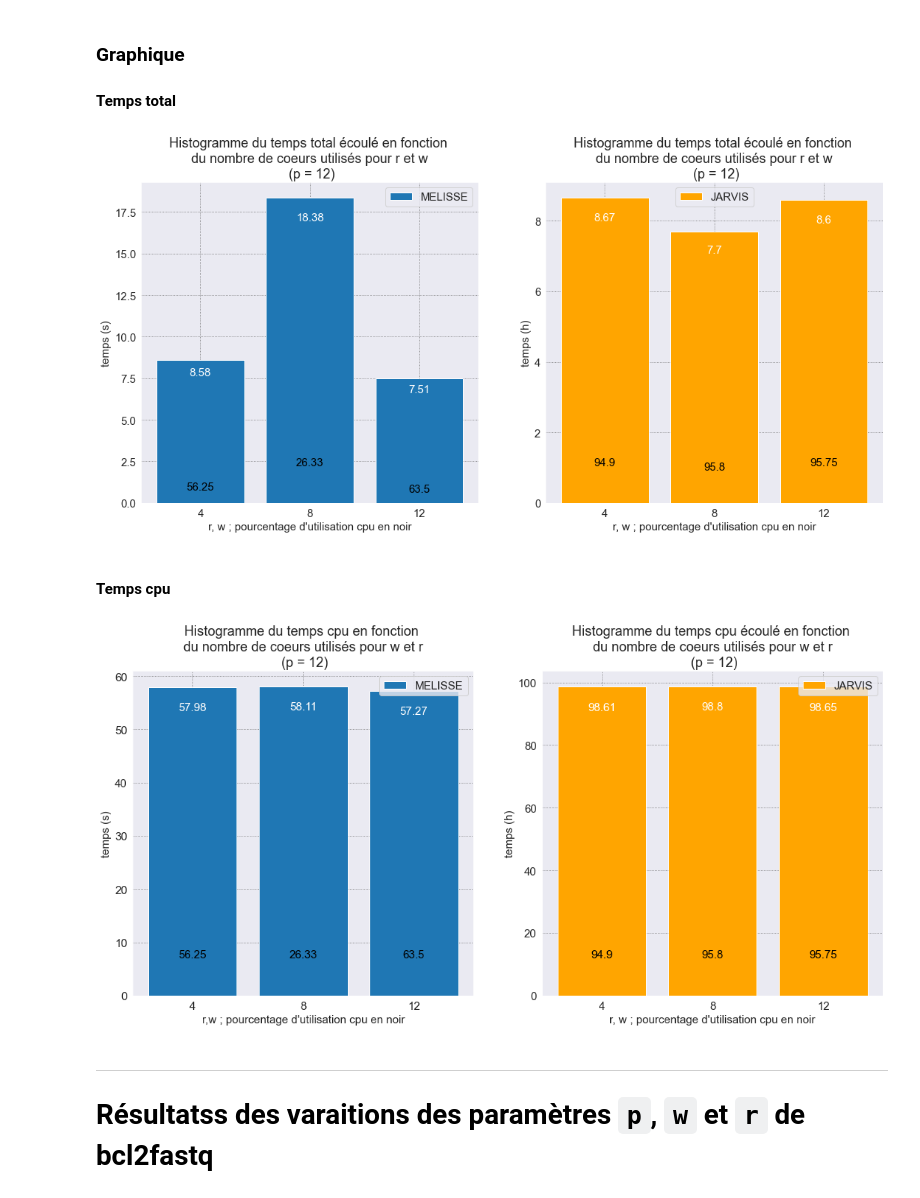
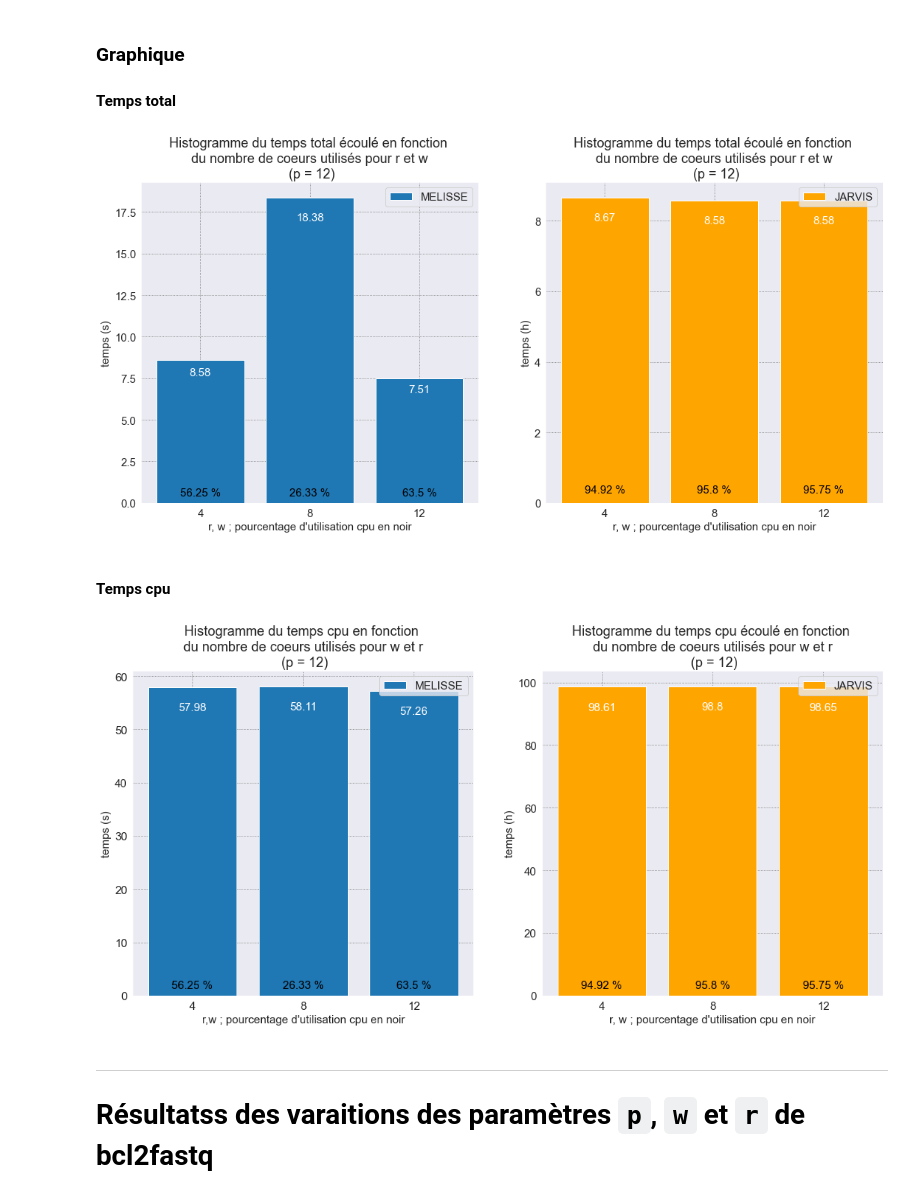
Before and after one commit to w2994a/cahier_labo_cns, a Jupyter notebook: bcl2fastq_bcl-convert/notebook_bcl2fastq_vs_bcl-convert.ipynb, the cells around one changed output. Cells and saved outputs as stored; diff of their text form; code cells hidden in the pictures.

```diff
--- a/bcl2fastq_bcl-convert/notebook_bcl2fastq_vs_bcl-convert.ipynb
+++ b/bcl2fastq_bcl-convert/notebook_bcl2fastq_vs_bcl-convert.ipynb
@@ -133,4 +155,0 @@ bcl2fasq2
-# %%
-bcl2fasq2["temps cpu"] = bcl2fasq2["temps cpu"] + bcl2fasq2["temps utilisateur (s)"]
-bcl2fasq2 = bcl2fasq2.drop("temps utilisateur (s)", axis=1)
-bcl2fasq2
@@ -145,63 +156,77 @@ bcl2fasq2
 # %%
-time_melisse2 = [float(bcl2fasq2["temps écoulé (h)"][i][6:]) for i in range(0, 3)]
-time_jarvis2 = [bcl2fasq2["temps écoulé (h)"][i][:] for i in range(3, 6)]
-time_jarvis2 = [(float(time[0:2]) + float(time[3:5])/60) for time in time_jarvis2]
-time2 = time_melisse2 + time_jarvis2
+time_melisse = [float(bcl2fasq2["temps écoulé (h)"][i][6:]) for i in range(0, 3)]
+time_jarvis = [bcl2fasq2["temps écoulé (h)"][i][:] for i in range(3, 6)]
+time_jarvis = [time.split(" + ") for time in time_jarvis]
+time_jarvis_1 = [time[0] for time in time_jarvis]
+time_jarvis_2 = [time[1] for time in time_jarvis]
+time_jarvis_1 = [(float(time[0:2]) + float(time[3:5])/60) for time in time_jarvis_1]
+time_jarvis_2 = [(float(time[0:2]) + float(time[3:5])/60) for time in time_jarvis_2]
+time_jarvis_sum = np.array(time_jarvis_1) + np.array(time_jarvis_2)
+
+cpu_melisse = [float(bcl2fasq2["utilisation cpu (%)"][i]) for i in range(0, 3)]
+cpu_jarvis = [bcl2fasq2["utilisation cpu (%)"][i] for i in range(3, 6)]
+cpu_jarvis = [cpu_perc.split(" + ") for cpu_perc in cpu_jarvis]
+cpu_jarvis_1 = [float(time[0]) for time in cpu_jarvis]
+cpu_jarvis_2 = [float(time[1]) for time in cpu_jarvis]
+cpu_jarvis_sum = (np.array(cpu_jarvis_1) + np.array(cpu_jarvis_2))/2
+
+cpu_time_melisse = [float(bcl2fasq2["temps cpu"][i]) for i in range(0, 3)]
+cpu_time_jarvis = [bcl2fasq2["temps cpu"][i] for i in range(3, 6)]
+cpu_time_jarvis = [cpu_time.split(" + ") for cpu_time in cpu_time_jarvis]
+cpu_time_jarvis_1 = [float(cpu_time[0]) for cpu_time in cpu_time_jarvis]
+cpu_time_jarvis_2 = [float(cpu_time[1]) for cpu_time in cpu_time_jarvis]
+cpu_time_jarvis_sum = (np.array(cpu_time_jarvis_1) + np.array(cpu_time_jarvis_2))/3600
 # %% [markdown]
 ### Graphique
 #### Temps total
 # %%
-## Graph
+sns.set_style("darkgrid", {"grid.color": ".4", "grid.linestyle": ":"})
 fig, ax = plt.subplots(nrows=1, ncols=2, figsize=(18, 8))
 ax = ax.ravel()
 
 plt.rc("font", size=15)
-sns.set_style("darkgrid", {"grid.color": ".4", "grid.linestyle": ":"})
-bar1 = ax[0].bar(["4", "8", "12"], time_melisse2)
+bar1 = ax[0].bar(["4", "8", "12"], time_melisse)
 ax[0].set_title("Histogramme du temps total écoulé en fonction \n du nombre de coeurs utilisés pour r et w \n (p = 12)")
 ax[0].set_xlabel("r, w ; pourcentage d'utilisation cpu en noir")
 ax[0].set_ylabel("temps (s)")
 ax[0].legend(["MELISSE"])
-bar2 = ax[1].bar(["4", "8", "12"], time_jarvis2, color="orange")
+bar2 = ax[1].bar(["4", "8", "12"], time_jarvis_sum, color="orange")
 ax[1].set_title("Histogramme du temps total écoulé en fonction \n du nombre de coeurs utilisés pour r et w \n (p = 12)")
 ax[1].set_xlabel("r, w ; pourcentage d'utilisation cpu en noir")
 ax[1].set_ylabel("temps (h)")
 ax[1].legend(["JARVIS"])
-autolabel(bar1, 0, time_melisse2, 0.95)
-autolabel(bar2, 1, time_jarvis2, 0.95)
-autolabel(bar1, 0, list(bcl2fasq2["utilisation cpu (%)"][0:3]), 0.15, col="black")
-autolabel(bar2, 1, list(bcl2fasq2["utilisation cpu (%)"][3:]), 0.15, col="black")
+autolabel(bar1, 0, time_melisse, 0.95)
+autolabel(bar2, 1, time_jarvis_sum, 0.95)
+autolabel2(bar1, 0, cpu_melisse, 0.12, col="black")
+autolabel2(bar2, 1, cpu_jarvis_sum, 0.06, col="black")
 plt.savefig("img/temps_total2.png", transparent=False);
 # %% [output]
-[figure, old version]
+[figure, new version]
 # %% [markdown]
 #### Temps cpu
 # %%
+sns.set_style("darkgrid", {"grid.color": ".4", "grid.linestyle": ":"})
 fig, ax = plt.subplots(nrows=1, ncols=2, figsize=(18, 8))
 ax = ax.ravel()
 
-time_cpu_m = list(bcl2fasq2["temps cpu"][0:3])
-time_cpu_j = np.array(bcl2fasq2["temps cpu"][3:6])/3600
-
 plt.rc("font", size=15)
-sns.set_style("darkgrid", {"grid.color": ".4", "grid.linestyle": ":"})
-bar1 = ax[0].bar(["4", "8", "12"], time_cpu_m)
+bar1 = ax[0].bar(["4", "8", "12"], cpu_time_melisse)
 ax[0].set_title("Histogramme du temps cpu en fonction \n du nombre de coeurs utilisés pour w et r \n (p = 12)")
 ax[0].set_xlabel("r,w ; pourcentage d'utilisation cpu en noir")
 ax[0].set_ylabel("temps (s)")
 ax[0].legend(["MELISSE"])
-bar2 = ax[1].bar(["4", "8", "12"], time_cpu_j, color="orange")
+bar2 = ax[1].bar(["4", "8", "12"], cpu_time_jarvis_sum, color="orange")
 ax[1].set_title("Histogramme du temps cpu écoulé en fonction \n du nombre de coeurs utilisés pour w et r \n (p = 12)")
 ax[1].set_xlabel("r, w ; pourcentage d'utilisation cpu en noir")
 ax[1].set_ylabel("temps (h)")
 ax[1].legend(["JARVIS"])
-autolabel(bar1, 0, time_cpu_m, 0.95)
-autolabel(bar2, 1, time_cpu_j, 0.95)
-autolabel(bar1, 0, list(bcl2fasq2["utilisation cpu (%)"][0:3]), 0.15, col="black")
-autolabel(bar2, 1, list(bcl2fasq2["utilisation cpu (%)"][3:]), 0.15, col="black")
+autolabel(bar1, 0, cpu_time_melisse, 0.95)
+autolabel(bar2, 1, cpu_time_jarvis_sum, 0.95)
+autolabel2(bar1, 0, cpu_melisse, 0.05, col="black")
+autolabel2(bar2, 1, cpu_jarvis_sum, 0.05, col="black")
 plt.savefig("img/temps_cpu2.png", transparent=False);
 # %% [output]
-[figure, old version]
+[figure, new version]
 # %% [markdown]
 ---
 # Résultatss des varaitions des paramètres `p`, `w` et `r` de bcl2fastq
```
Also changed, not shown: parts of 24 cells of this notebook, 10 other files.
